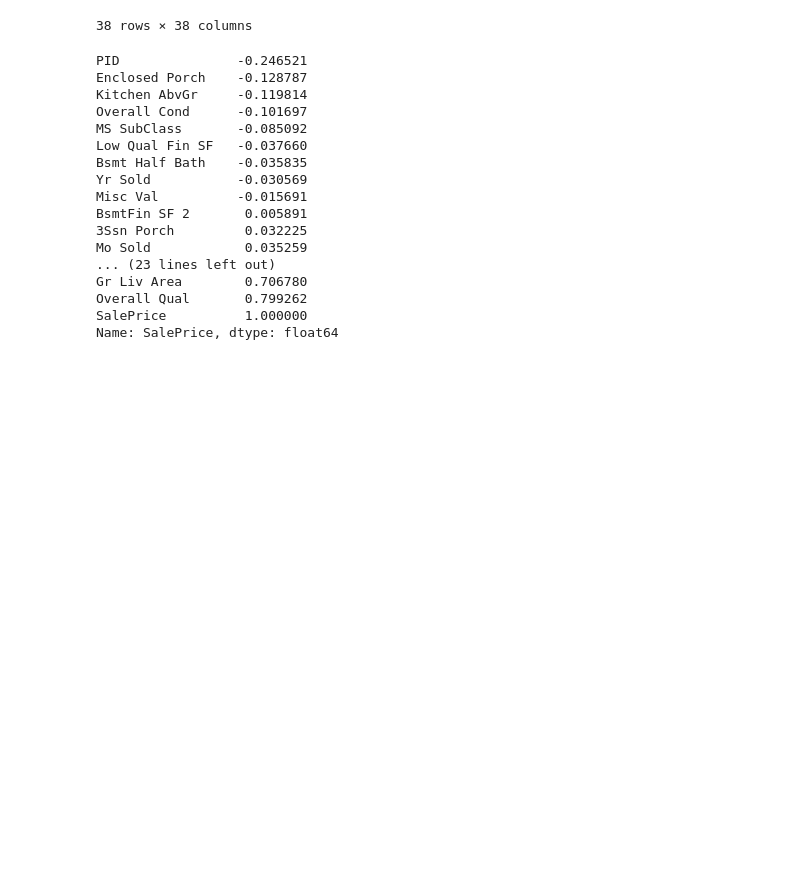
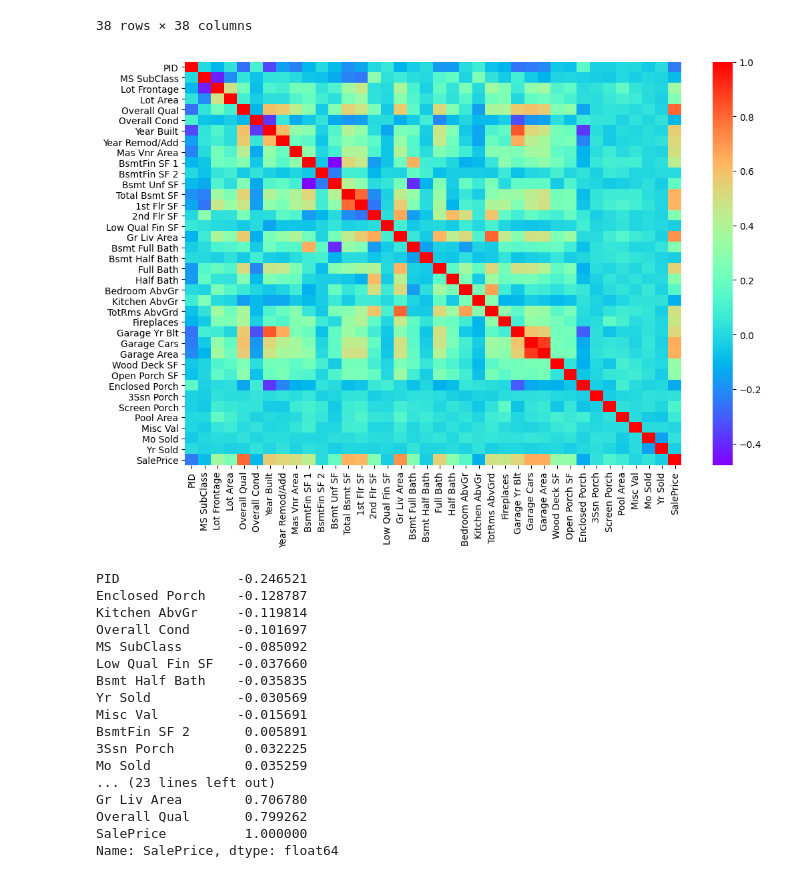
Before and after one commit to pbeata/DSc-Training, a Jupyter notebook: 03-Udemy-Python-for-ML-DS/Ames_Housing_Data_Preprocessing.ipynb, the cells around one changed output. Drawn from its saved outputs; the diff is of its cells as text; code cells hidden in the pictures; blank space fills up the shorter version.

```diff
--- a/03-Udemy-Python-for-ML-DS/Ames_Housing_Data_Preprocessing.ipynb
+++ b/03-Udemy-Python-for-ML-DS/Ames_Housing_Data_Preprocessing.ipynb
@@ -133,6 +134,11 @@ df.corr()
 | Yr Sold | 0.009579 | -0.017905 | -0.007547 | -0.023085 | -0.020719 | 0.031207 | -0.013197 | 0.032652 | ... |
 | SalePrice | -0.246521 | -0.085092 | 0.357318 | 0.266549 | 0.799262 | -0.101697 | 0.558426 | 0.532974 | ... |
 38 rows × 38 columns
+# %%
+plt.figure(figsize=(12,8), dpi=100)
+sns.heatmap(df.corr(), cmap='rainbow');
+# %% [output]
+[figure, added]
 # %%
 df.corr()['SalePrice'].sort_values()
 # %% [output]
```
Also changed, not shown: parts of 8 cells of this notebook, 3 other files.
